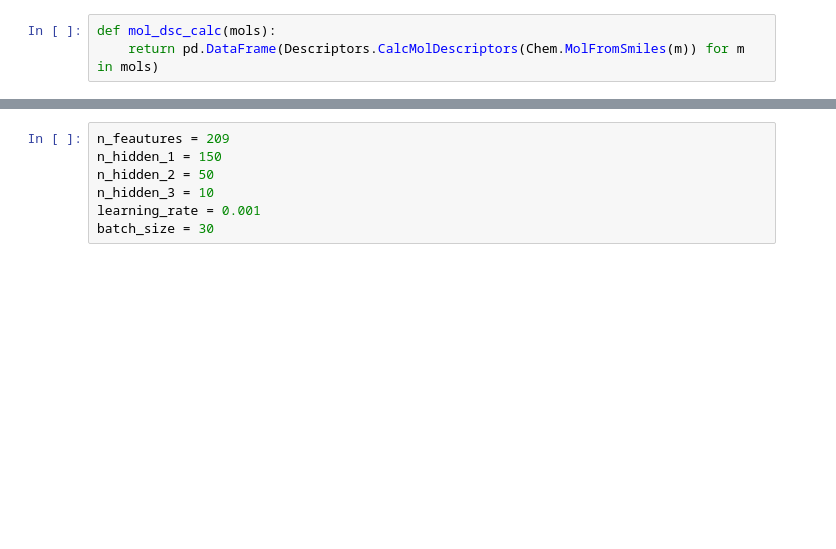
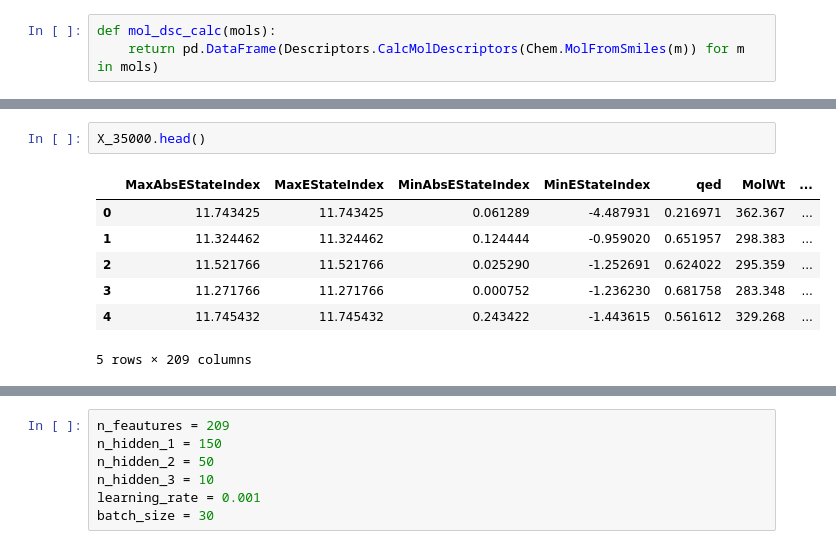
Before and after one commit to Kriolannd/coders, a Jupyter notebook: atom.ipynb, the cells around one changed output, grey strips where cells are left out. Cells and saved outputs as stored; diff of their text form; blank space fills up the shorter version.

```diff
--- a/atom.ipynb
+++ b/atom.ipynb
@@ -70,0 +55,10 @@ X
+# %%
+X_35000.head()
+# %% [output]
+|  | MaxAbsEStateIndex | MaxEStateIndex | MinAbsEStateIndex | MinEStateIndex | qed | MolWt | ... |
+| 0 | 11.743425 | 11.743425 | 0.061289 | -4.487931 | 0.216971 | 362.367 | ... |
+| 1 | 11.324462 | 11.324462 | 0.124444 | -0.959020 | 0.651957 | 298.383 | ... |
+| 2 | 11.521766 | 11.521766 | 0.025290 | -1.252691 | 0.624022 | 295.359 | ... |
+| 3 | 11.271766 | 11.271766 | 0.000752 | -1.236230 | 0.681758 | 283.348 | ... |
+| 4 | 11.745432 | 11.745432 | 0.243422 | -1.443615 | 0.561612 | 329.268 | ... |
+5 rows × 209 columns
```
Also changed, not shown: parts of 43 cells of this notebook.
